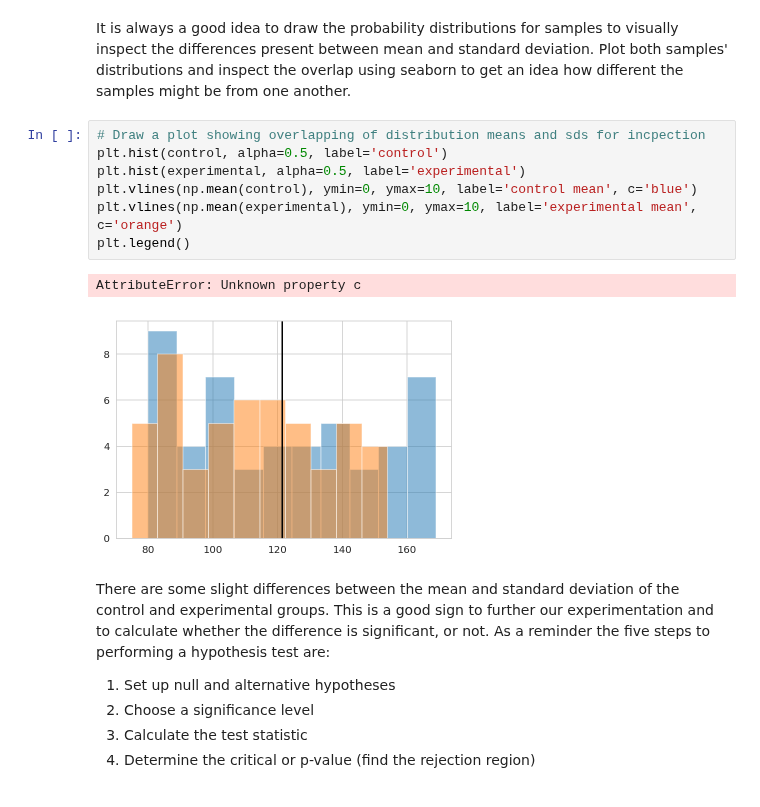
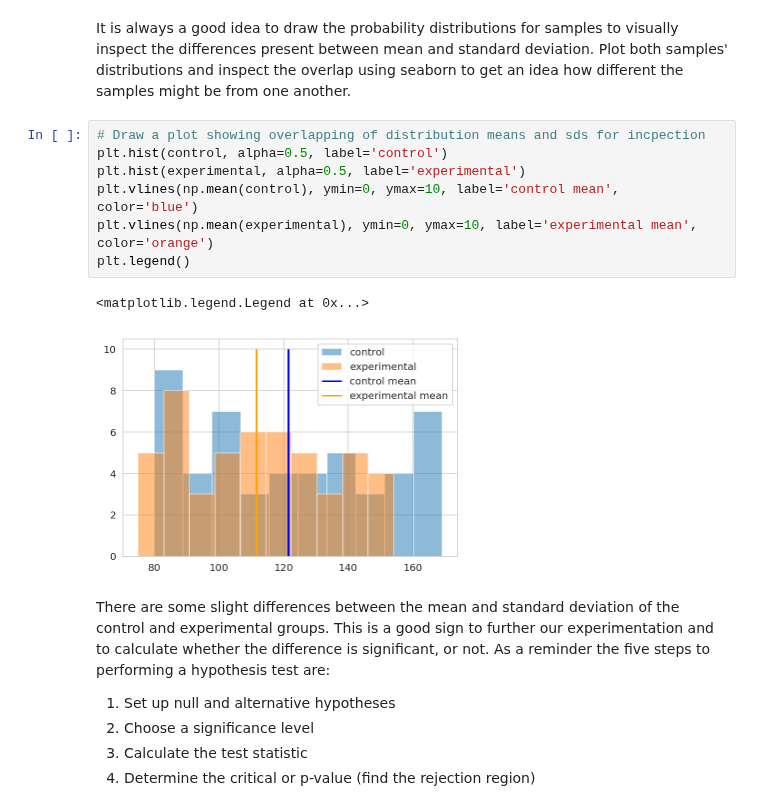
Before and after one commit to npschafer/dsc-two-sample-t-tests-lab-houston-ds-042219, a Jupyter notebook: index.ipynb, the cells around one changed output. Drawn from its saved outputs; the diff is of its cells as text.

```diff
--- a/index.ipynb
+++ b/index.ipynb
@@ -57,13 +57,13 @@ Plot both samples' distributions and inspect the overlap using seaborn to get an
 # %%
 # Draw a plot showing overlapping of distribution means and sds for incpection
 plt.hist(control, alpha=0.5, label='control')
 plt.hist(experimental, alpha=0.5, label='experimental')
-plt.vlines(np.mean(control), ymin=0, ymax=10, label='control mean', c='blue')
-plt.vlines(np.mean(experimental), ymin=0, ymax=10, label='experimental mean', c='orange')
+plt.vlines(np.mean(control), ymin=0, ymax=10, label='control mean', color='blue')
+plt.vlines(np.mean(experimental), ymin=0, ymax=10, label='experimental mean', color='orange')
 plt.legend()
 # %% [output]
-AttributeError: Unknown property c
+<matplotlib.legend.Legend at 0x...>
-[figure, old version]
+[figure, new version]
 # %% [markdown]
 There are some slight differences between the mean and standard deviation of the control and experimental groups. This is a good sign to further our experimentation and to calculate whether the difference is significant, or not. As a reminder the five steps to performing a hypothesis test are:
 
```
